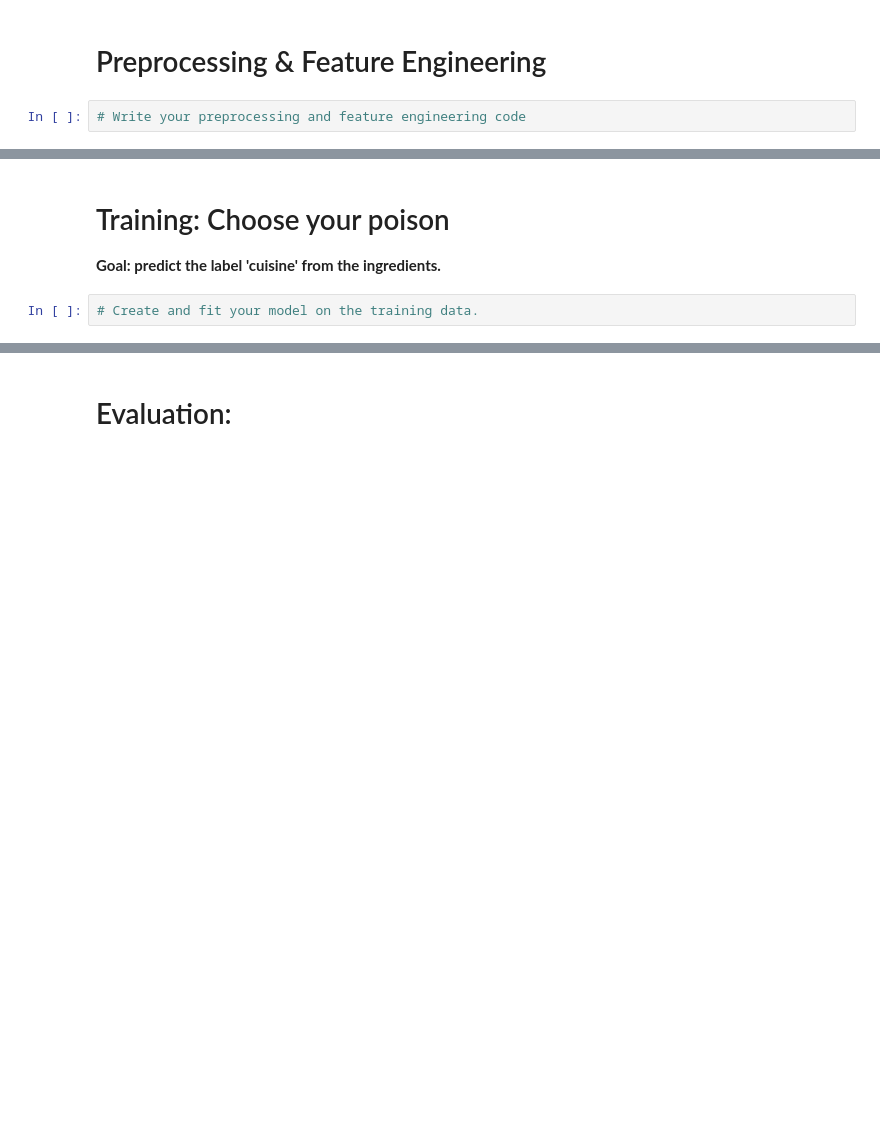
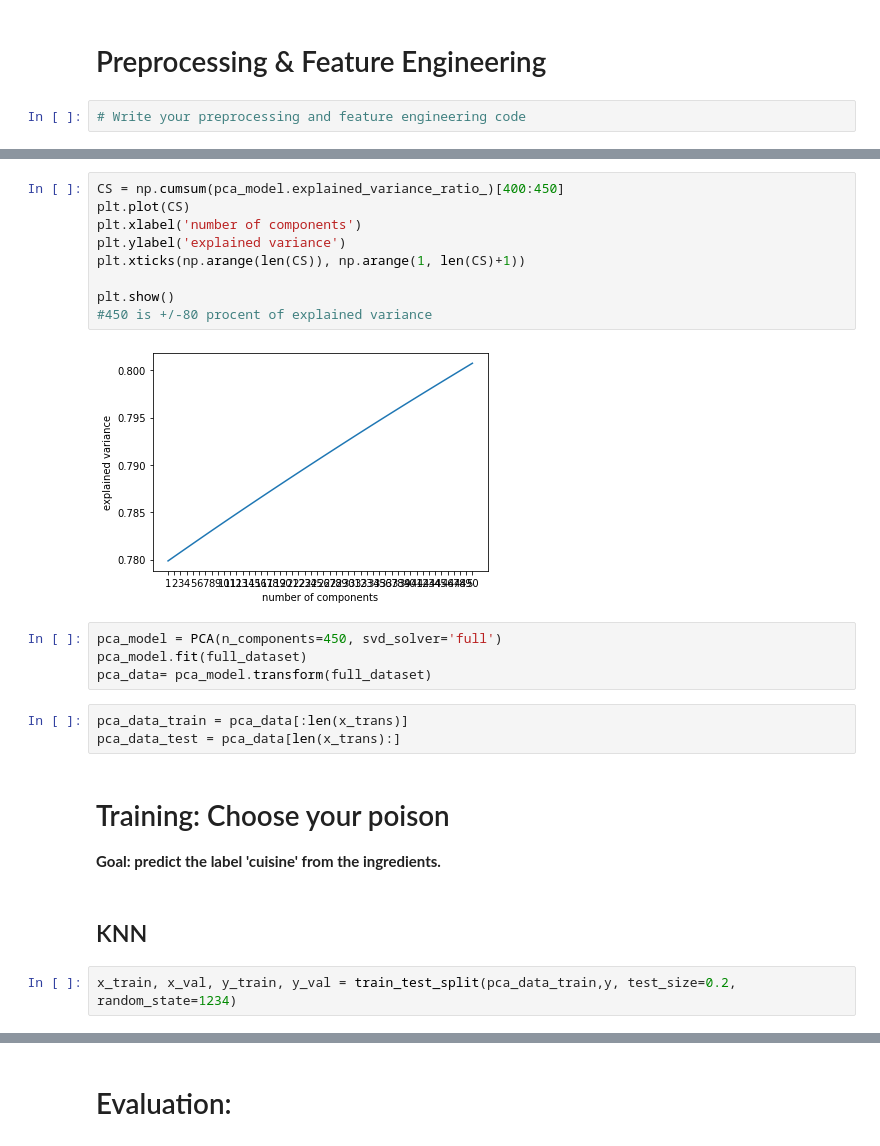
Before and after one commit to MaximDecherf/upnxt-assignment-ml, a Jupyter notebook: recipe_challenge.ipynb, the cells around one changed output, grey strips where cells are left out. Saved outputs shown, nothing was run; the diff lists cells and outputs as text; blank space fills up the shorter version.

```diff
--- a/recipe_challenge.ipynb
+++ b/recipe_challenge.ipynb
@@ -77,5 +229,25 @@ df_train
+# %%
+CS = np.cumsum(pca_model.explained_variance_ratio_)[400:450]
+plt.plot(CS)
+plt.xlabel('number of components')
+plt.ylabel('explained variance')
+plt.xticks(np.arange(len(CS)), np.arange(1, len(CS)+1))
+
+plt.show()
+#450 is +/-80 procent of explained variance
+# %% [output]
+[figure, added]
+# %%
+pca_model = PCA(n_components=450, svd_solver='full')
+pca_model.fit(full_dataset)
+pca_data= pca_model.transform(full_dataset)
+# %%
+pca_data_train = pca_data[:len(x_trans)]
+pca_data_test = pca_data[len(x_trans):]
 # %% [markdown]
 # Training: Choose your poison
 **Goal: predict the label 'cuisine' from the ingredients.**
-# %%
-# Create and fit your model on the training data.
+# %% [markdown]
+## KNN
+# %%
+x_train, x_val, y_train, y_val = train_test_split(pca_data_train,y, test_size=0.2, random_state=1234)
```
Also changed, not shown: parts of 50 cells of this notebook, 1 other file.
